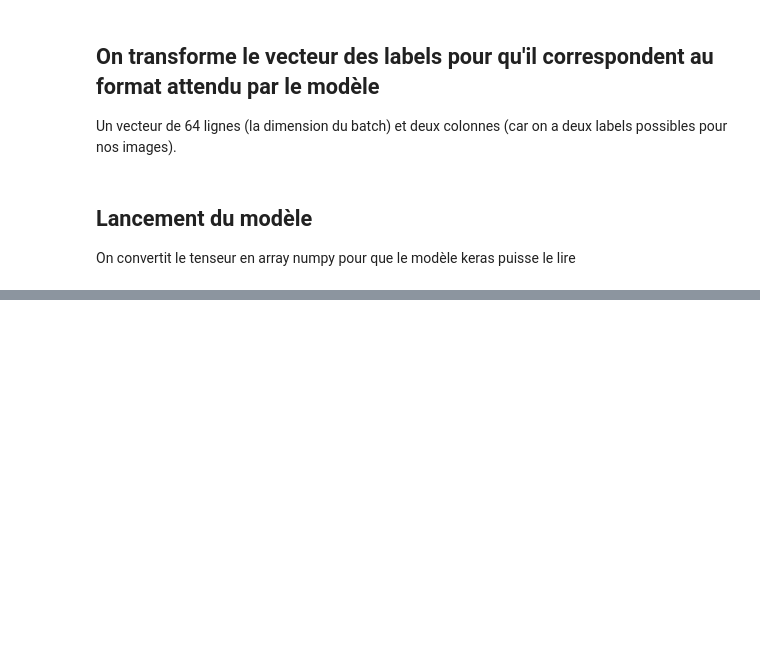
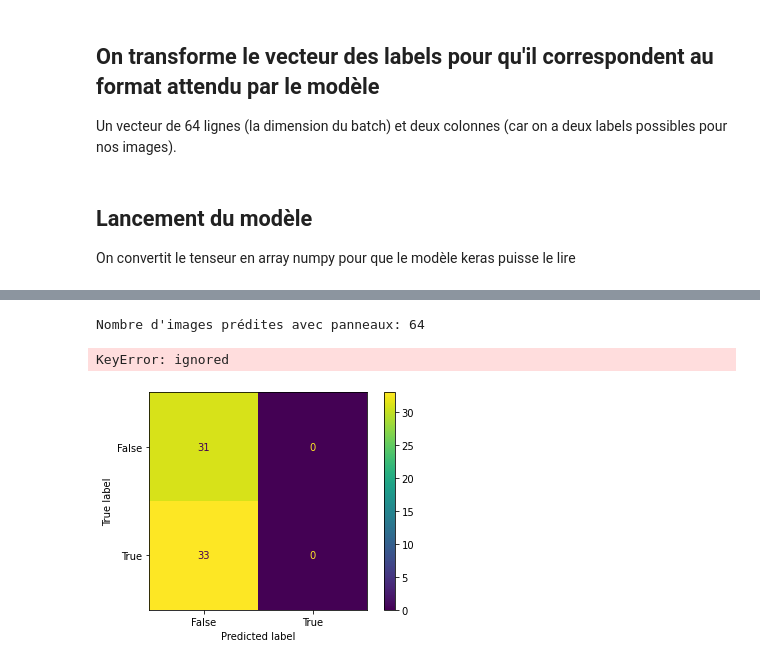
Before and after one commit to Basso42/DeepPVClassification, a Jupyter notebook: ResNet-18.ipynb, the cells around one changed output, grey strips where cells are left out. Drawn from its saved outputs; the diff is of its cells as text; code cells hidden in the pictures; blank space fills up the shorter version.

```diff
--- a/ResNet-18.ipynb
+++ b/ResNet-18.ipynb
@@ -97,8 +99,8 @@ normalized_test_dataset  = dtld.CustomImageDataset(path_test,"/content/bdappv/go
                                                transforms.RandomHorizontalFlip(),
                                            ]))
 
-train_dataloader = DataLoader(normalized_train_dataset, batch_size=64, shuffle=False)
-test_dataloader = DataLoader(normalized_test_dataset, batch_size=64, shuffle=False)
+train_dataloader = DataLoader(normalized_train_dataset, batch_size=16, shuffle=False)
+test_dataloader = DataLoader(normalized_test_dataset, batch_size=16, shuffle=False)
 # %% [markdown]
  # Implémentation ResNet18
 # %%
@@ -215,9 +208,8 @@ class ResNet18(Model):
 # %%
-model = ResNet18(2)
+model = ResNet18(2, (224,224,3))
 model.build(input_shape = (None,224 ,224 ,3))
-#use categorical_crossentropy since the label is one-hot encoded
 from keras.optimizers import SGD
-# opt = SGD(learning_rate=0.1,momentum=0.9,decay = 1e-04) #parameters suggested by He [1]
-model.compile(optimizer = "adam",loss='binary_crossentropy', metrics=["accuracy",recall_m, precision_m, f1_m])
+#opt = SGD(learning_rate=1*10**-4,momentum=0.9,decay = 1e-04) #parameters suggested by He [1]
+model.compile(optimizer = 'sgd',loss='binary_crossentropy', metrics=["Accuracy",recall_m, precision_m, f1_m])
 model.summary()
 # %% [output]
@@ -274,7 +290,7 @@ On convertit le tenseur en array numpy pour que le modèle keras puisse le lire
 # %%
 model.fit(x = X_train_permute.numpy(), y = label_array_formatting(Y_train),
 	validation_data=(X_test_permute.numpy(), label_array_formatting(Y_test)),
-	batch_size=64,
+	batch_size=16,
 	epochs=5)
 # %% [output]
 Epoch 1/5
@@ -301,0 +323,3 @@ TypeError: ignored
+# %%
+prob_predict = model.predict(X_test_permute.numpy())
+y_pred = (np.squeeze(prob_predict) > 0.5).astype("int32")
@@ -301,0 +328,19 @@ TypeError: ignored
+# %%
+unique, counts = np.unique(y_pred, return_counts=True)
+res=dict(zip(unique, counts))
+print("Nombre d'images prédites avec panneaux: {}".format(res[1]))
+print("Nombre d'images prédites sans panneau: {}".format(res[0]))
+# %% [output]
+Nombre d'images prédites avec panneaux: 64
+KeyError: ignored
+# %%
+from sklearn.metrics import confusion_matrix, ConfusionMatrixDisplay
+
+r = confusion_matrix(Y_test, y_pred)
+r = np.flip(r)
+
+cm_display = ConfusionMatrixDisplay(confusion_matrix = r, display_labels = [False, True])
+cm_display.plot()
+plt.show()
+# %% [output]
+[figure, added]
```
Also changed, not shown: parts of 14 cells of this notebook.
